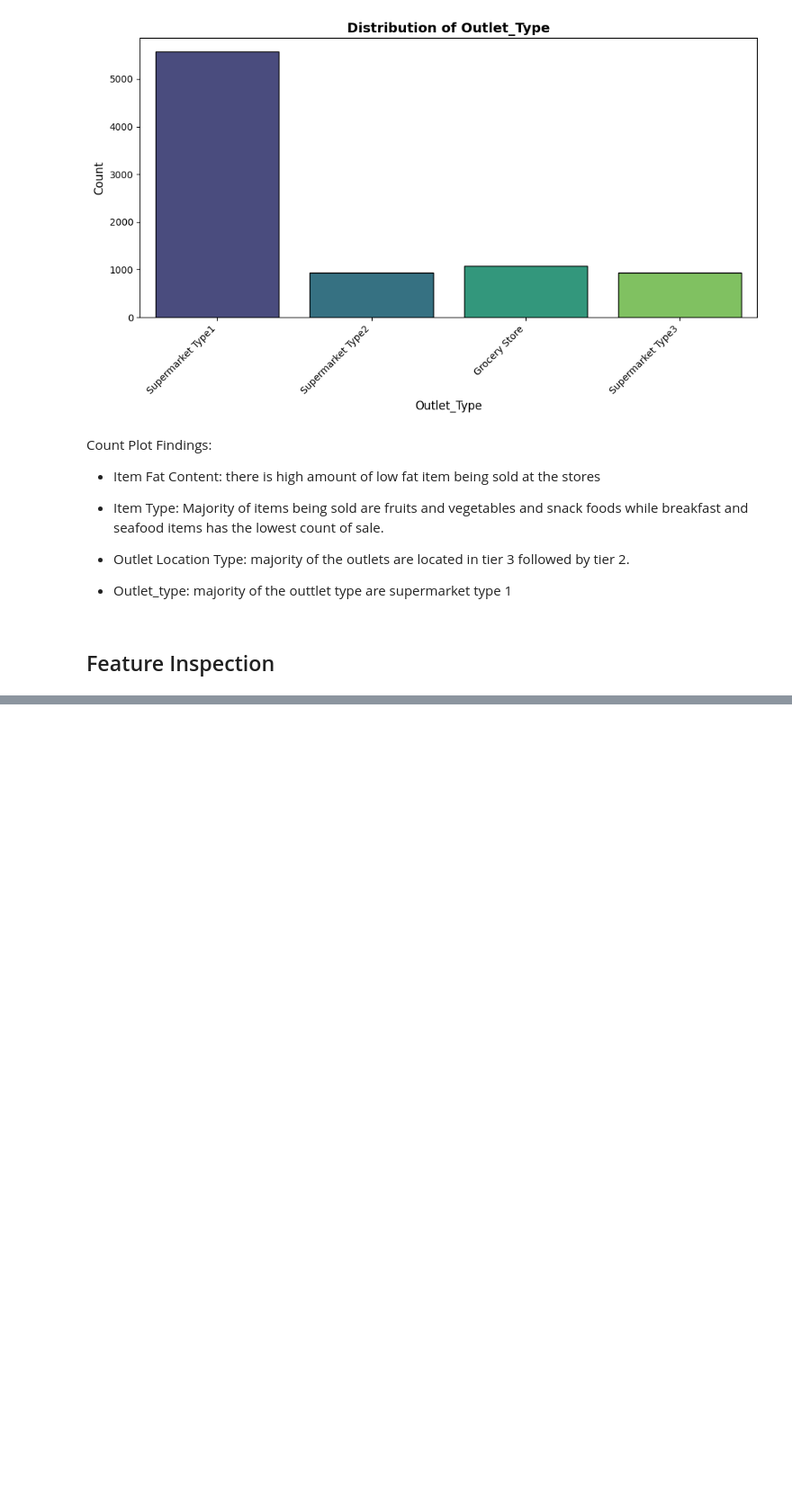
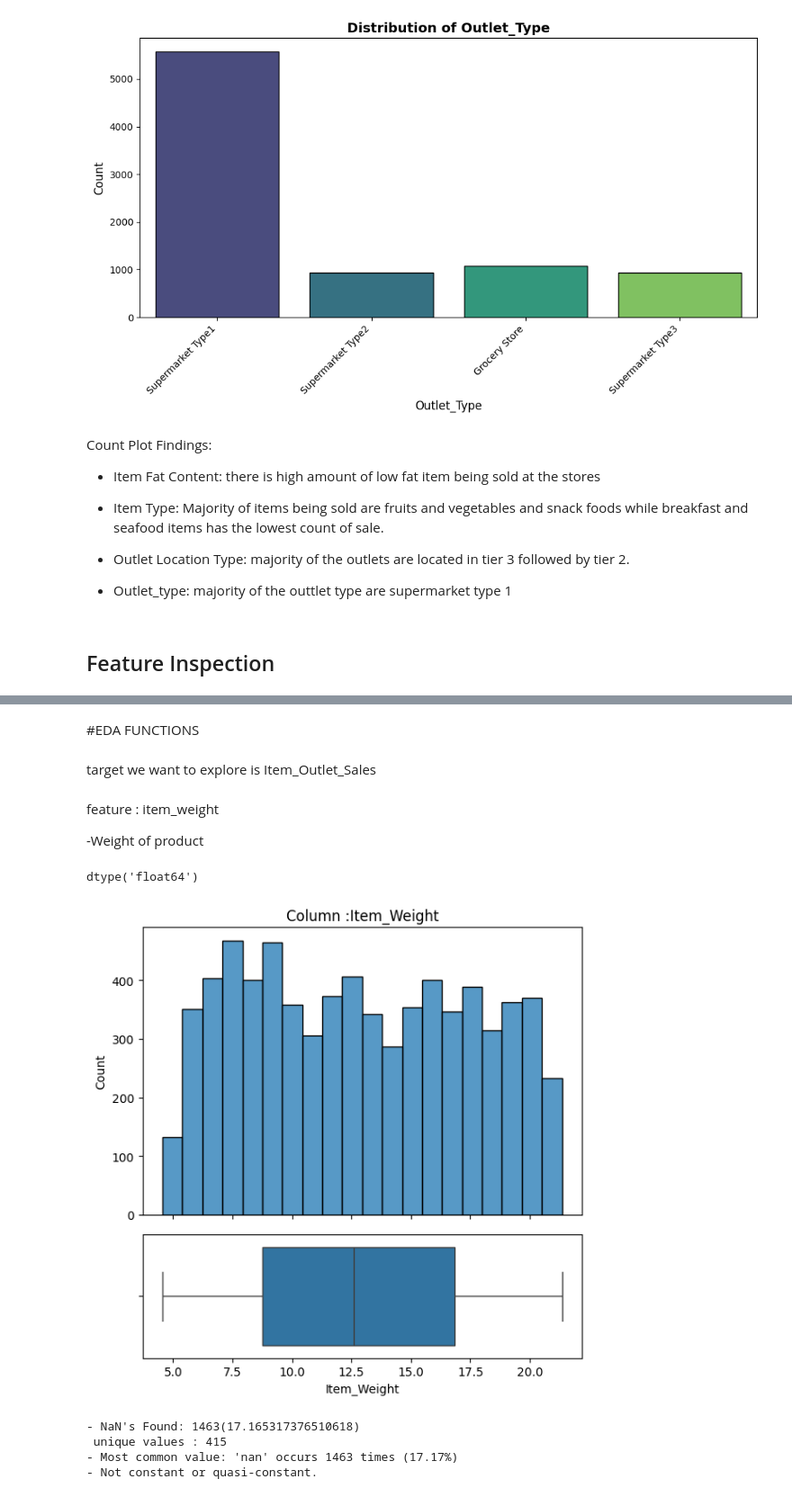
Before and after one commit to baselshunnarah/Prediction-of-Product-Sales, a Jupyter notebook: Prediction_of_Product_Sales.ipynb, the cells around one changed output, grey strips where cells are left out. Shown at 90% size. Saved outputs shown, nothing was run; the diff lists cells and outputs as text; code cells hidden in the pictures; blank space fills up the shorter version.

```diff
--- a/Prediction_of_Product_Sales.ipynb
+++ b/Prediction_of_Product_Sales.ipynb
@@ -539,0 +437,2 @@ Count Plot Findings:
+# %% [markdown]
+#EDA FUNCTIONS
@@ -539,0 +495,35 @@ Count Plot Findings:
+# %%
+#FUNCTION 3
+def explore_numric(df,x,figsize=(6,5)):
+  # Make a copy of the dataframe and fillna
+  copy_df = df.copy()
+  gridspec_kw={"height_ratios":[0.7,0.3]}
+  fig,ax=plt.subplots(nrows=2,figsize=(6,6),sharex=True,gridspec_kw=gridspec_kw)
+  #HISOGRAM ON TOP
+  sns.histplot(data=df,x=x,ax=ax[0])
+  #BOXPLOT
+  sns.boxplot(data=df,x=x,ax=ax[1])
+  ax[0].set_title(f"Column :{x}")
+  #fit
+  fig.tight_layout()
+  #to make the  function  show the plt before the msg
+  plt.show()
+  ## Print message with info on the count and % of null values
+  null_count=df[x].isna().sum()
+  null_per= (null_count/len(df))*100
+  print(f"- NaN's Found: {null_count}({null_per})")
+   #unique values in df
+  nunique=copy_df[x].nunique()
+  print(f" unique values : {nunique}")
+  val_count=copy_df[x].value_counts(dropna=False)
+  freq=val_count.values[0]
+  perc_most_common =(freq/ len(copy_df) *100)
+ #percentage of the most common value
+  most_comm_val=val_count.index[0]
+  perc_most_common =(freq/ len(copy_df) *100)
+  print(f"- Most common value: '{most_comm_val}' occurs {freq} times ({round(perc_most_common,2)}%)")
+  # Is the feature quasi-constant or constant
+  if perc_most_common>98 :
+   print(f"\n- [!] Warning: '{x}' is a constant or quasi-constant feature and should be dropped.")
+  else:
+   print("- Not constant or quasi-constant.")
@@ -539,0 +542,21 @@ Count Plot Findings:
+# %% [markdown]
+target we want to explore is Item_Outlet_Sales
+# %% [markdown]
+feature : item_weight
+
+-Weight of product
+# %%
+#check the datatype
+feature = 'item_weight'
+df_prediction['Item_Weight'].dtype
+# %% [output]
+dtype('float64')
+# %%
+feature = 'Item_Weight'
+explore_numric(df_prediction,feature)
+# %% [output]
+[figure, added]
+- NaN's Found: 1463(17.165317376510618)
+ unique values : 415
+- Most common value: 'nan' occurs 1463 times (17.17%)
+- Not constant or quasi-constant.
```
Also changed, not shown: parts of 81 cells of this notebook.
